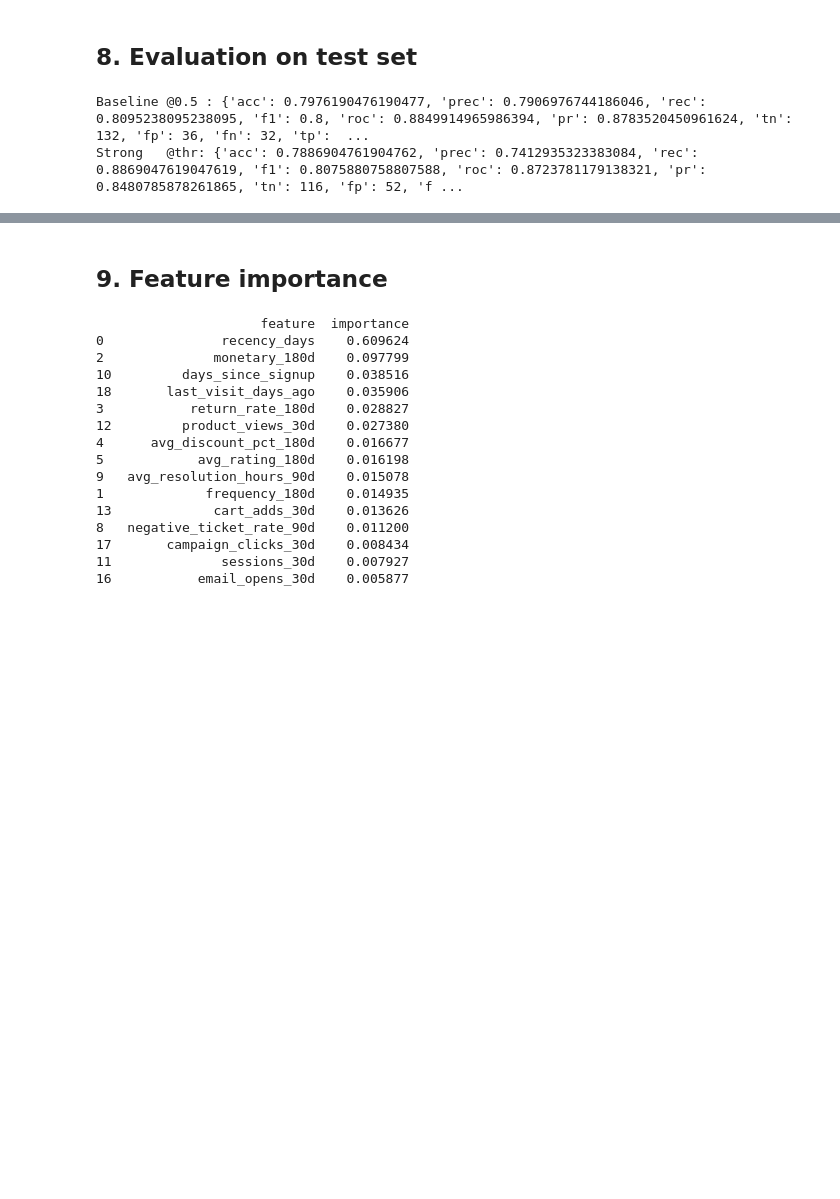
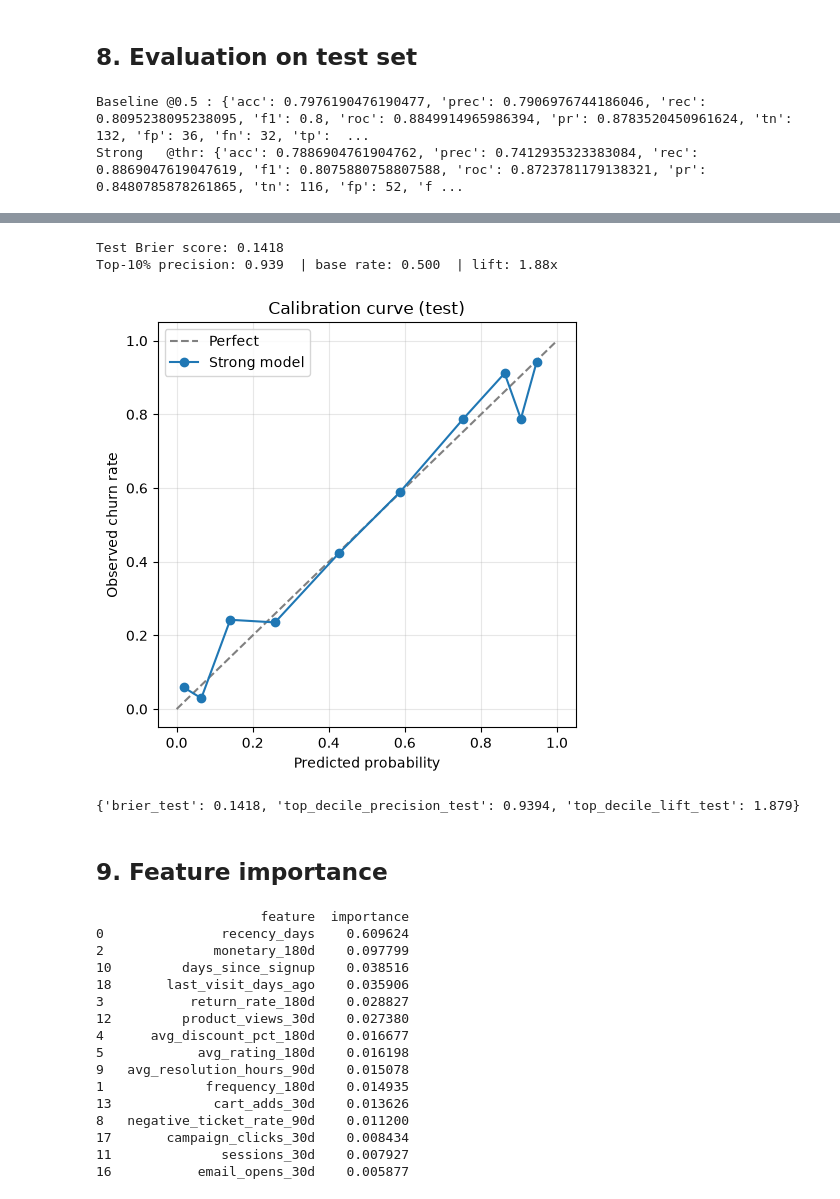
Before and after one commit to waqarmasood2/Churn-Prediction-Model, a Jupyter notebook: churn_model.ipynb, the cells around one changed output, grey strips where cells are left out. Cells and saved outputs as stored; diff of their text form; code cells hidden in the pictures; blank space fills up the shorter version.

Commit message:
test1

```diff
--- a/churn_model.ipynb
+++ b/churn_model.ipynb
@@ -114,3 +154,41 @@ Strong   @thr: {'acc': 0.7886904761904762, 'prec': 0.7412935323383084, 'rec': 0.
+# %%
+from sklearn.calibration import calibration_curve
+from sklearn.metrics import brier_score_loss
+import matplotlib.pyplot as plt
+
+pte_s = strong.predict_proba(Xte)[:,1]
+
+# Brier score (lower = better calibrated, 0 = perfect)
+brier = brier_score_loss(yte, pte_s)
+print(f'Test Brier score: {brier:.4f}')
+
+# Top-decile lift
+k = max(1, int(len(yte) * 0.10))
+top_idx = np.argsort(-pte_s)[:k]
+base_rate = yte.mean()
+topk_precision = yte.iloc[top_idx].mean()
+lift = topk_precision / base_rate
+print(f'Top-10% precision: {topk_precision:.3f}  | base rate: {base_rate:.3f}  | lift: {lift:.2f}x')
+
+# Calibration curve
+prob_true, prob_pred = calibration_curve(yte, pte_s, n_bins=10, strategy='quantile')
+plt.figure(figsize=(5,5))
+plt.plot([0,1],[0,1],'--',color='grey',label='Perfect')
+plt.plot(prob_pred, prob_true, marker='o', label='Strong model')
+plt.xlabel('Predicted probability'); plt.ylabel('Observed churn rate')
+plt.title('Calibration curve (test)'); plt.legend(); plt.grid(alpha=0.3)
+plt.tight_layout(); plt.show()
+
+# Persist to metrics dict for metrics.json
+extra_metrics = {'brier_test': round(float(brier), 4),
+                 'top_decile_precision_test': round(float(topk_precision), 4),
+                 'top_decile_lift_test': round(float(lift), 3)}
+print(extra_metrics)
+# %% [output]
+Test Brier score: 0.1418
+Top-10% precision: 0.939  | base rate: 0.500  | lift: 1.88x
+[figure, added]
+{'brier_test': 0.1418, 'top_decile_precision_test': 0.9394, 'top_decile_lift_test': 1.879}
 # %% [markdown]
 ## 9. Feature importance
 # %%
```
Also changed, not shown: parts of 7 cells of this notebook.
